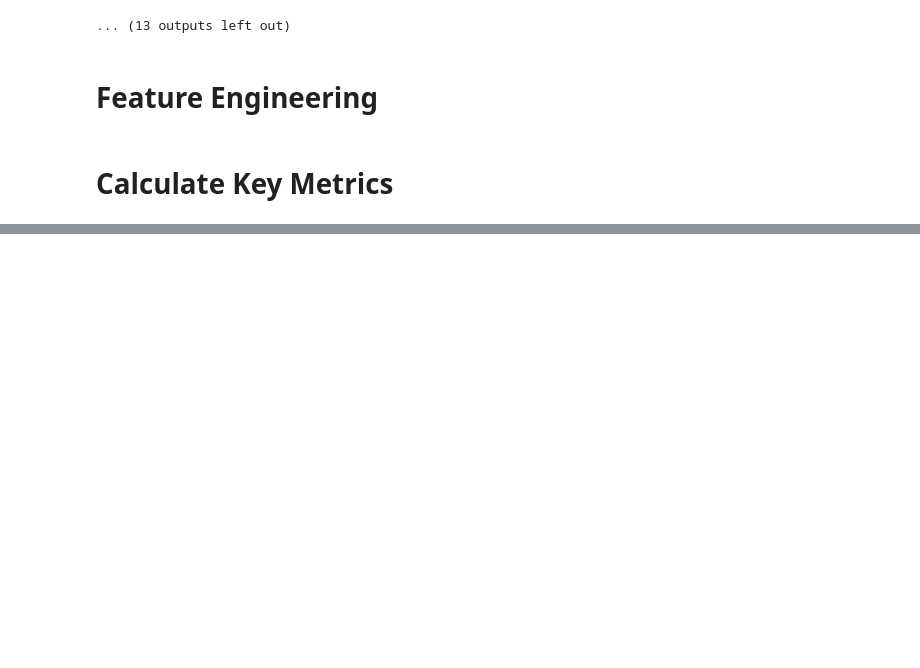
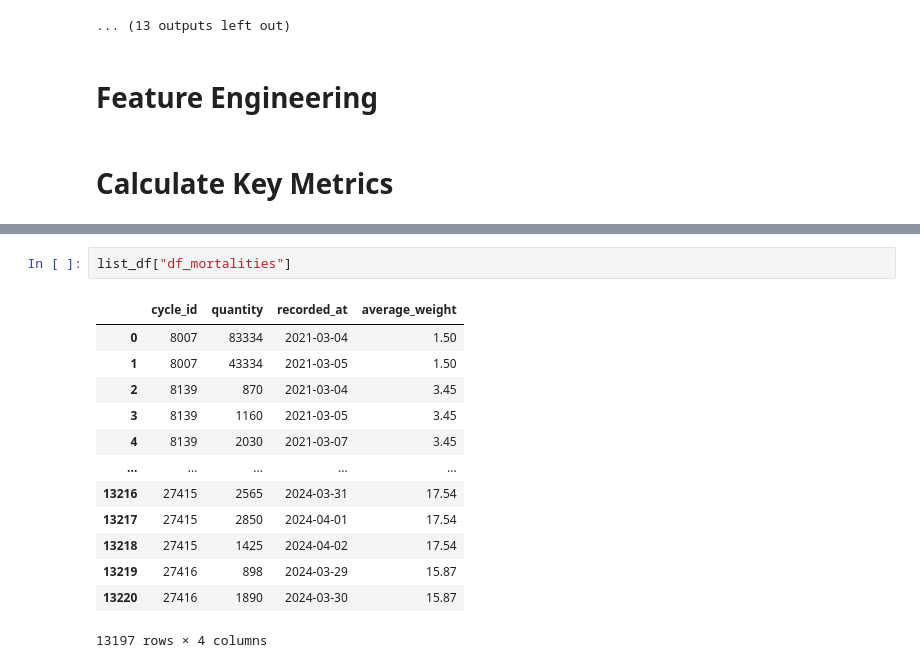
Before and after one commit to nurgoni/shrimp-forecasting, a Jupyter notebook: notebook/EDA.ipynb, the cells around one changed output, grey strips where cells are left out. Saved outputs shown, nothing was run; the diff lists cells and outputs as text; blank space fills up the shorter version.

```diff
--- a/notebook/EDA.ipynb
+++ b/notebook/EDA.ipynb
@@ -465,0 +448,16 @@ list_df["df_cycles"]
+# %%
+list_df["df_mortalities"]
+# %% [output]
+|  | cycle_id | quantity | recorded_at | average_weight |
+| 0 | 8007 | 83334 | 2021-03-04 | 1.50 |
+| 1 | 8007 | 43334 | 2021-03-05 | 1.50 |
+| 2 | 8139 | 870 | 2021-03-04 | 3.45 |
+| 3 | 8139 | 1160 | 2021-03-05 | 3.45 |
+| 4 | 8139 | 2030 | 2021-03-07 | 3.45 |
+| ... | ... | ... | ... | ... |
+| 13216 | 27415 | 2565 | 2024-03-31 | 17.54 |
+| 13217 | 27415 | 2850 | 2024-04-01 | 17.54 |
+| 13218 | 27415 | 1425 | 2024-04-02 | 17.54 |
+| 13219 | 27416 | 898 | 2024-03-29 | 15.87 |
+| 13220 | 27416 | 1890 | 2024-03-30 | 15.87 |
+13197 rows × 4 columns
```
Also changed, not shown: parts of 10 cells of this notebook, 1 other file.
